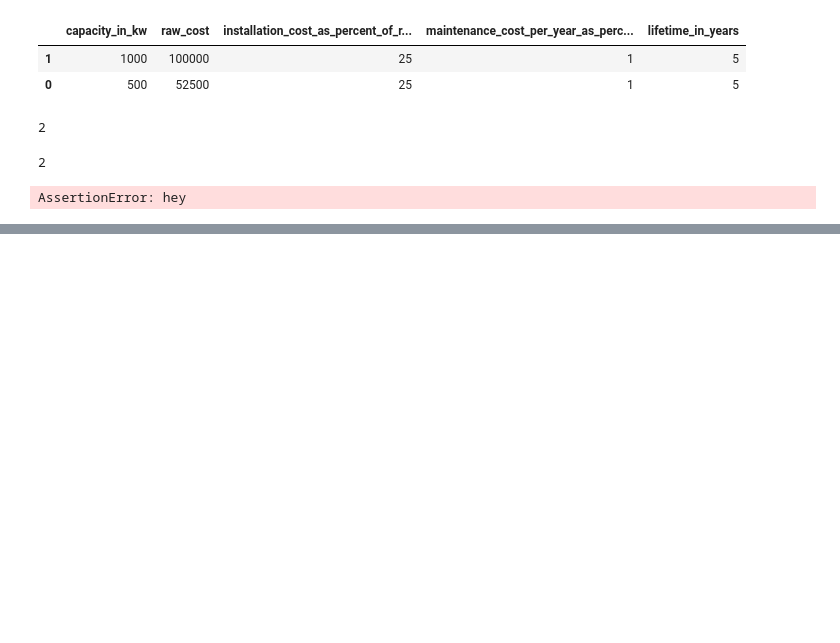
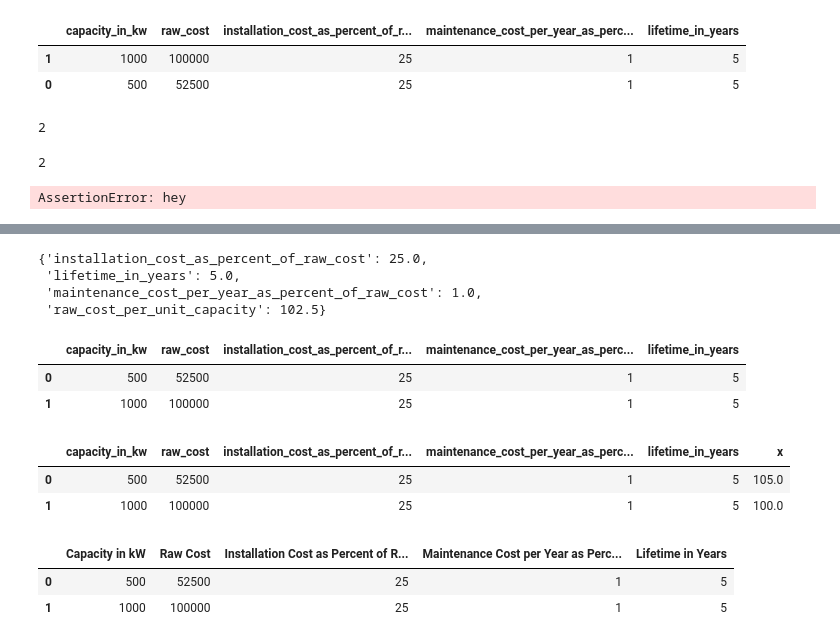
Before and after one commit to SEL-Columbia/infrastructure-planning, a Jupyter notebook: experiments/prepare-system-cost.ipynb, the cells around one changed output, grey strips where cells are left out. Saved outputs shown, nothing was run; the diff lists cells and outputs as text; code cells hidden in the pictures; blank space fills up the shorter version.

Commit message:
Update system sizing algorithm

```diff
--- a/experiments/prepare-system-cost.ipynb
+++ b/experiments/prepare-system-cost.ipynb
@@ -91,0 +343,47 @@ def prepare_system_cost(desired_system_capacity, option_table, capacity_column):
+# %%
+def interpolate_system_cost_parameters(desired_system_capacity, option_table, capacity_column):
+    """
+    Interpolate parameters for computing system cost.
+    Assume that the option_table has unique capacity values and at least one row.
+    """
+    # Get the indices of the two systems that are nearest in capacity
+    difference = option_table[capacity_column] - desired_system_capacity
+    sorted_indices = difference.abs().argsort()
+    index0 = sorted_indices[0]
+    index1 = sorted_indices[1] if len(sorted_indices) > 1 else index0
+    # Add raw_cost_per_unit_capacity
+    t = option_table.copy()
+    t['raw_cost_per_unit_capacity'] = t['raw_cost'] / t[capacity_column]
+    # Compute fraction of difference in capacity
+    capacity0 = option_table[capacity_column].ix[index0]
+    capacity1 = option_table[capacity_column].ix[index1]
+    fraction = divide_safely(capacity0, capacity1, ExpectedPositive(capacity_column))
+    # Interpolate
+    x = t.ix[index0] + (t.ix[index1] - t.ix[index0]) * fraction
+    return {
+        'raw_cost_per_unit_capacity': x['raw_cost_per_unit_capacity'],
+        'installation_cost_as_percent_of_raw_cost': x['installation_cost_as_percent_of_raw_cost'],
+        'maintenance_cost_per_year_as_percent_of_raw_cost': x['maintenance_cost_per_year_as_percent_of_raw_cost'],
+        'lifetime_in_years': x['lifetime_in_years'],
+    }
+
+interpolate_system_cost_parameters(desired_system_capacity, option_table, capacity_column)
+# %% [output]
+{'installation_cost_as_percent_of_raw_cost': 25.0,
+ 'lifetime_in_years': 5.0,
+ 'maintenance_cost_per_year_as_percent_of_raw_cost': 1.0,
+ 'raw_cost_per_unit_capacity': 102.5}
+# %%
+option_table
+# %% [output]
+|  | capacity_in_kw | raw_cost | installation_cost_as_percent_of_r... | maintenance_cost_per_year_as_perc... | lifetime_in_years |
+| 0 | 500 | 52500 | 25 | 1 | 5 |
+| 1 | 1000 | 100000 | 25 | 1 | 5 |
+# %%
+option_table['x'] = option_table.raw_cost / option_table.capacity_in_kw
+# %%
+option_table
+# %% [output]
+|  | capacity_in_kw | raw_cost | installation_cost_as_percent_of_r... | maintenance_cost_per_year_as_perc... | lifetime_in_years | x |
+| 0 | 500 | 52500 | 25 | 1 | 5 | 105.0 |
+| 1 | 1000 | 100000 | 25 | 1 | 5 | 100.0 |
@@ -91,0 +419,6 @@ def prepare_system_cost(desired_system_capacity, option_table, capacity_column):
+# %%
+option_table
+# %% [output]
+|  | Capacity in kW | Raw Cost | Installation Cost as Percent of R... | Maintenance Cost per Year as Perc... | Lifetime in Years |
+| 0 | 500 | 52500 | 25 | 1 | 5 |
+| 1 | 1000 | 100000 | 25 | 1 | 5 |
```
Also changed, not shown: parts of 60 cells of this notebook, 12 other files.
